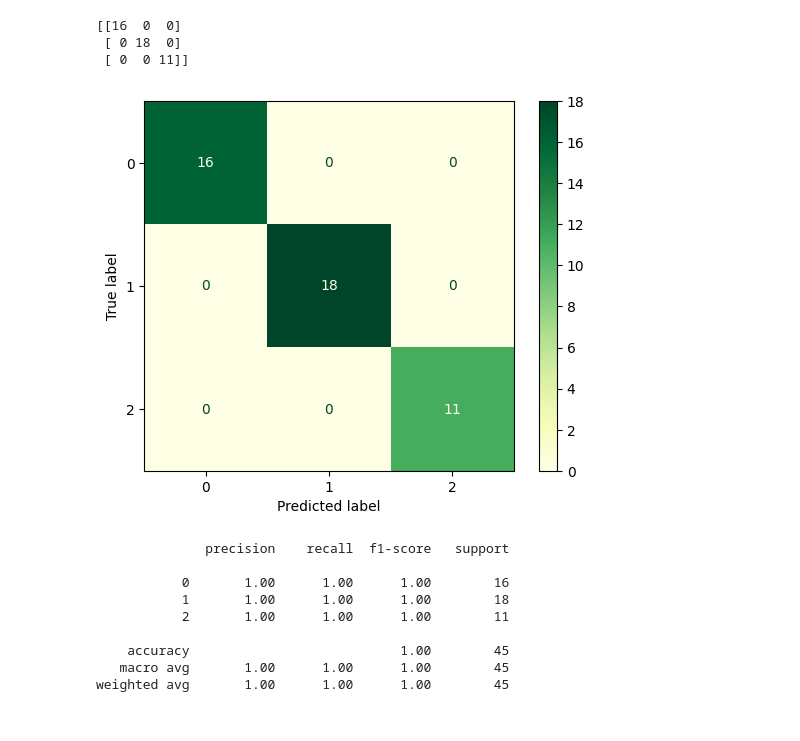
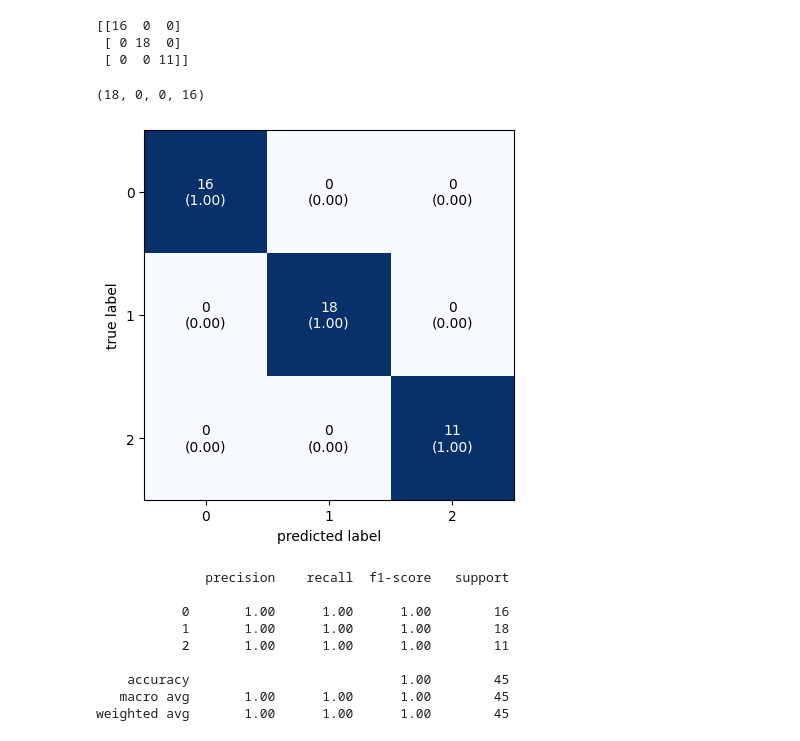
Before and after one commit to Dnyanesh-Bachhav/DSBDA-Practicals, a Jupyter notebook: Practical_No_6_TECO2223B081.ipynb, the cells around one changed output. Drawn from its saved outputs; the diff is of its cells as text; code cells hidden in the pictures.

```diff
--- a/Practical_No_6_TECO2223B081.ipynb
+++ b/Practical_No_6_TECO2223B081.ipynb
@@ -146,12 +147,17 @@ tp, fn, fp, tn = confusion_matrix(y_test,pred,labels=[1,0]).reshape(-1)
 [[16  0  0]
  [ 0 18  0]
  [ 0  0 11]]
+# %%
+tp, fn, fp, tn
+# %% [output]
+(18, 0, 0, 16)
 # %%
-conf_matrix = ConfusionMatrixDisplay(confusion_matrix=matrix,display_labels=naive_bayes.classes_)
-conf_matrix.plot(cmap=plt.cm.YlGn)
+# conf_matrix = ConfusionMatrixDisplay(confusion_matrix=matrix,display_labels=naive_bayes.classes_)
+# conf_matrix.plot(cmap=plt.cm.YlGn)
+plot_confusion_matrix(conf_mat=matrix, show_normed=True)
 plt.show()
 # %% [output]
-[figure, old version]
+[figure, new version]
 # %%
 print(classification_report(y_test,pred))
 # %% [output]
```
Also changed, not shown: parts of 4 cells of this notebook, 4 other files.
